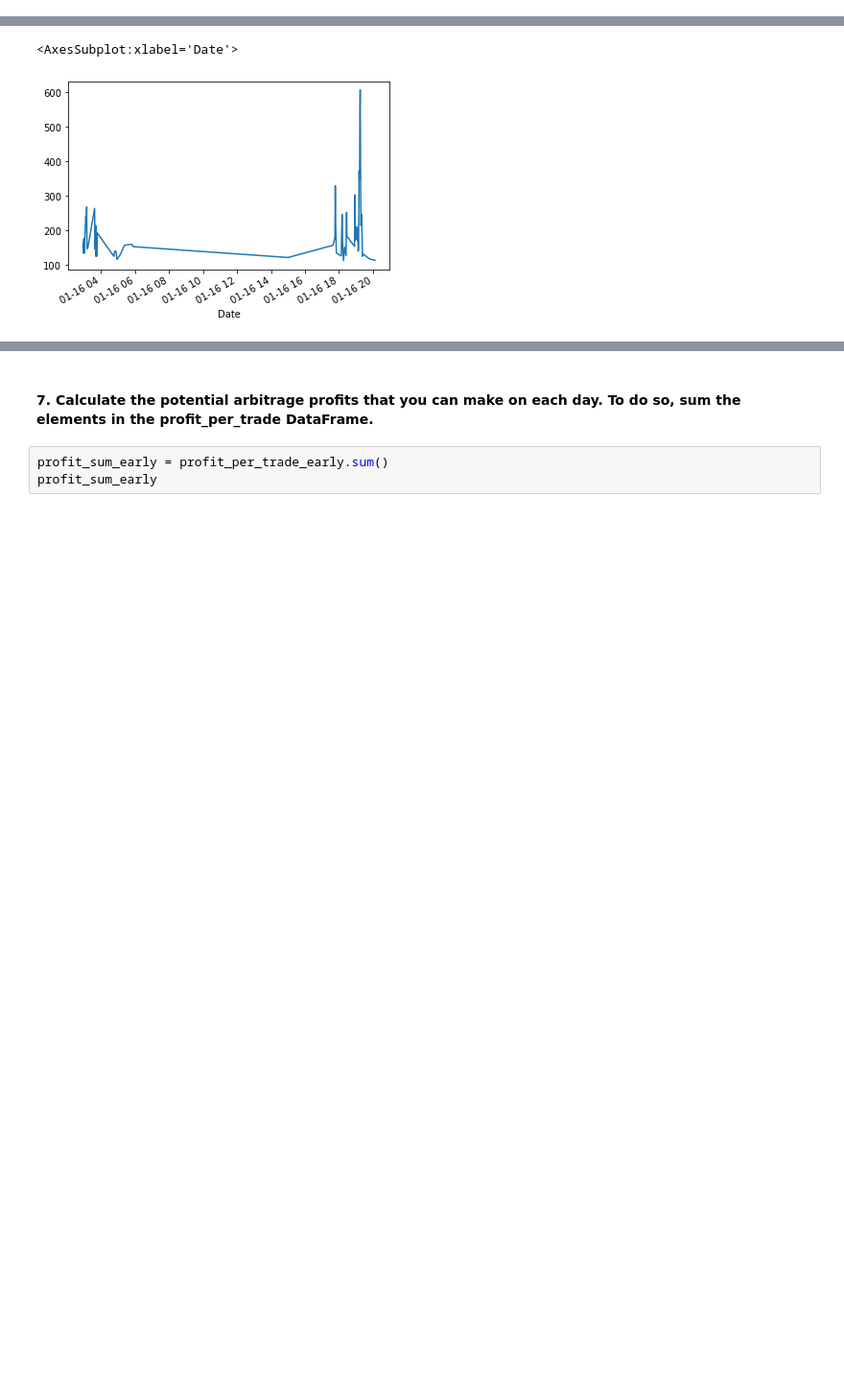
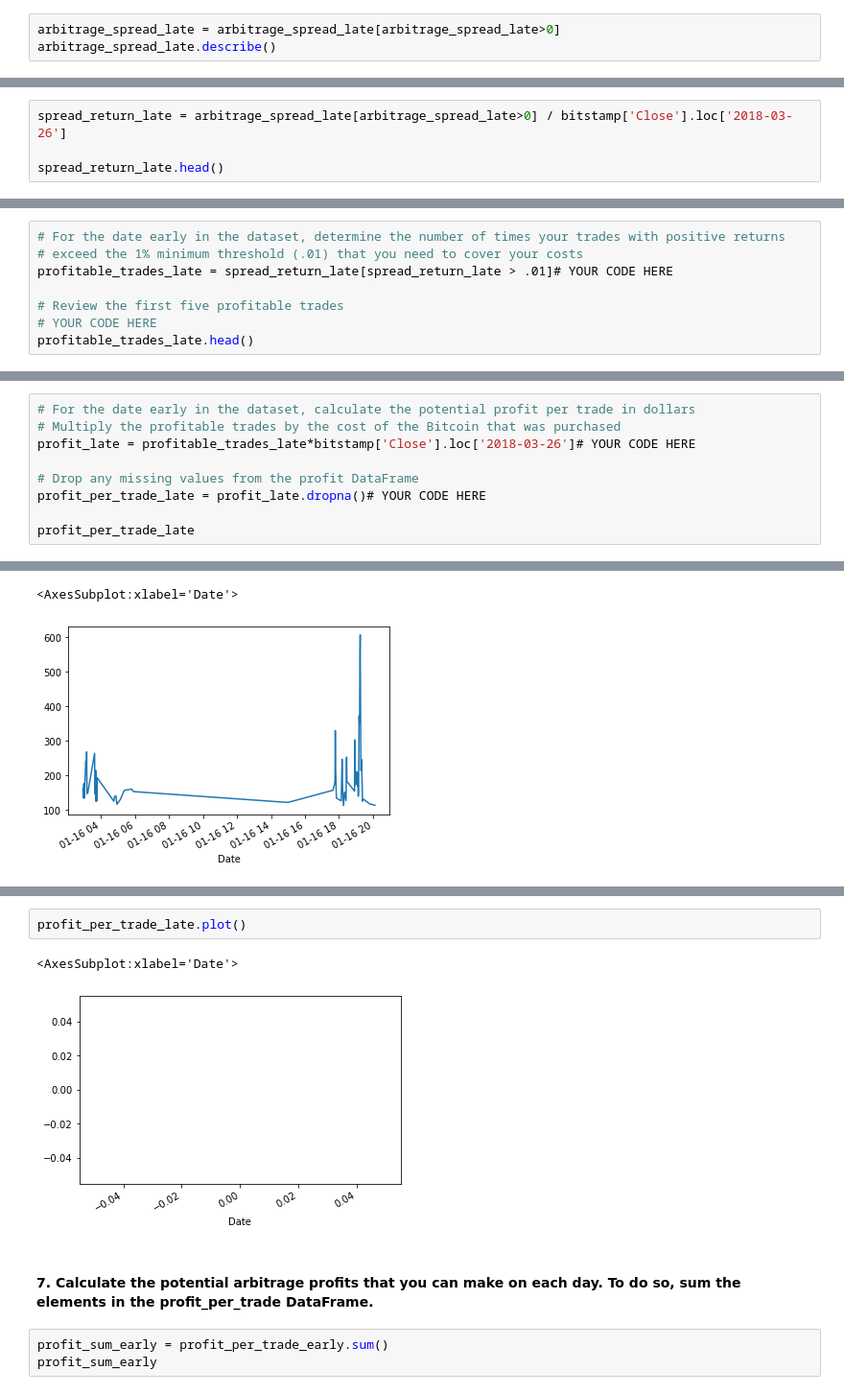
Before and after one commit to sungmoo89/Crypto-Arbitrage, a Jupyter notebook: crypto_arbitrage.ipynb, the cells around one changed output, grey strips where cells are left out. Shown at 96% size. Cells and saved outputs as stored; diff of their text form; blank space fills up the shorter version.

```diff
--- a/crypto_arbitrage.ipynb
+++ b/crypto_arbitrage.ipynb
@@ -586,0 +593,3 @@ Name: Close, dtype: float64
+# %%
+arbitrage_spread_late = arbitrage_spread_late[arbitrage_spread_late>0]
+arbitrage_spread_late.describe()
@@ -604,0 +646,4 @@ Name: Close, dtype: float64
+# %%
+spread_return_late = arbitrage_spread_late[arbitrage_spread_late>0] / bitstamp['Close'].loc['2018-03-26']
+
+spread_return_late.head()
@@ -622,0 +696,8 @@ Name: Close, dtype: float64
+# %%
+# For the date early in the dataset, determine the number of times your trades with positive returns
+# exceed the 1% minimum threshold (.01) that you need to cover your costs
+profitable_trades_late = spread_return_late[spread_return_late > .01]# YOUR CODE HERE
+
+# Review the first five profitable trades
+# YOUR CODE HERE
+profitable_trades_late.head()
@@ -664,0 +787,9 @@ Name: Close, Length: 73, dtype: float64
+# %%
+# For the date early in the dataset, calculate the potential profit per trade in dollars
+# Multiply the profitable trades by the cost of the Bitcoin that was purchased
+profit_late = profitable_trades_late*bitstamp['Close'].loc['2018-03-26']# YOUR CODE HERE
+
+# Drop any missing values from the profit DataFrame
+profit_per_trade_late = profit_late.dropna()# YOUR CODE HERE
+
+profit_per_trade_late
@@ -684,3 +846,8 @@ profit_per_trade_early.plot()
+# %%
+profit_per_trade_late.plot()
+# %% [output]
+<AxesSubplot:xlabel='Date'>
+[figure, added]
 # %% [markdown]
 #### 7. Calculate the potential arbitrage profits that you can make on each day. To do so, sum the elements in the profit_per_trade DataFrame.
 # %%
```
Also changed, not shown: parts of 30 cells of this notebook.
